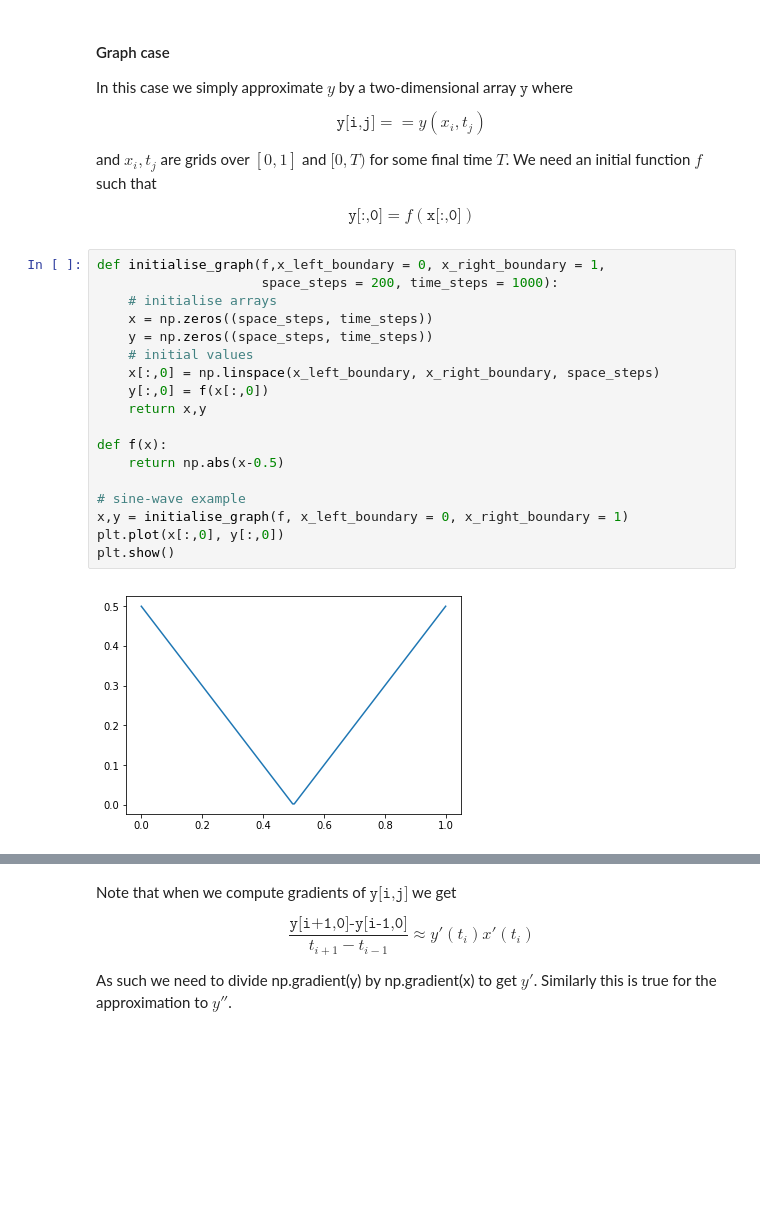
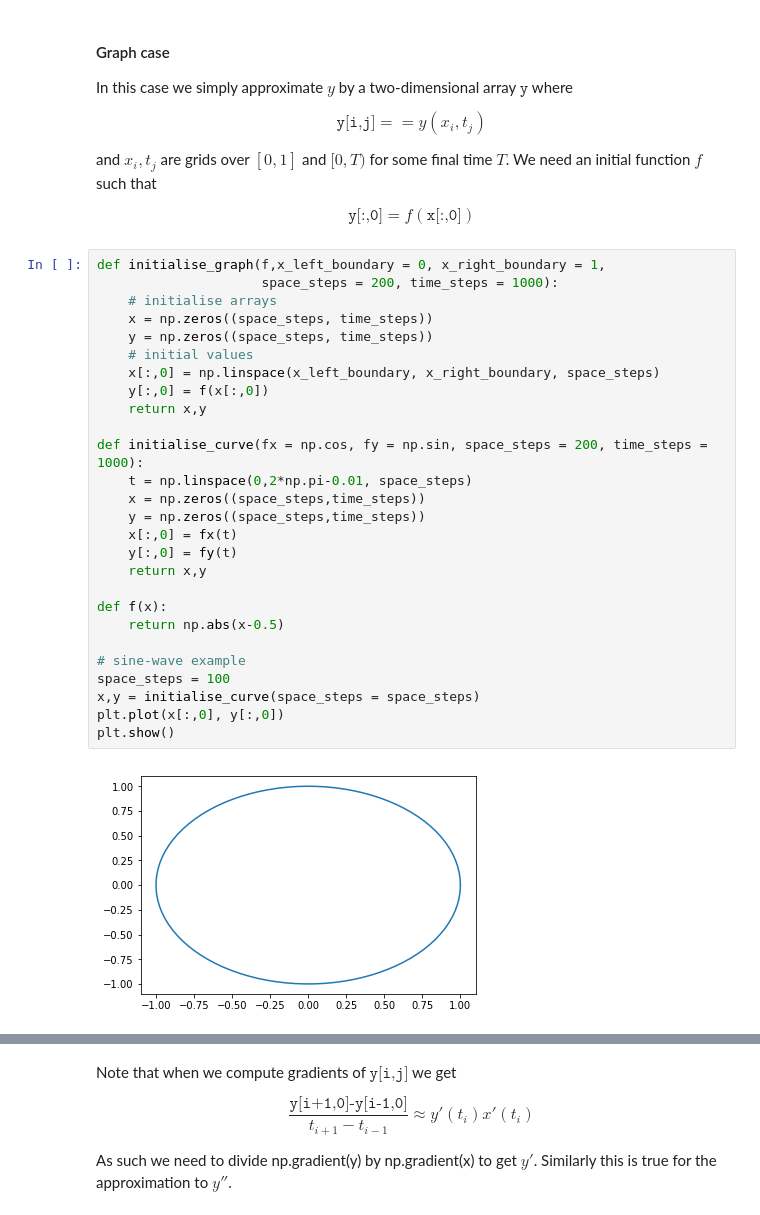
Before and after one commit to bwdGitHub/CurveShorteningFlow, a Jupyter notebook: Curve Shortening Flow.ipynb, the cells around one changed output, grey strips where cells are left out. Saved outputs shown, nothing was run; the diff lists cells and outputs as text; blank space fills up the shorter version.

Commit message:
Made a circle evolve. Again, step size is key, and np.gradient is no longer useful due to the periodic paramterisation

```diff
--- a/Curve Shortening Flow.ipynb
+++ b/Curve Shortening Flow.ipynb
@@ -49,20 +49,29 @@ $$ \texttt{y[:,0]} = f(\texttt{x[:,0]})$$
 # %%
 def initialise_graph(f,x_left_boundary = 0, x_right_boundary = 1,
                      space_steps = 200, time_steps = 1000):
     # initialise arrays
     x = np.zeros((space_steps, time_steps))
     y = np.zeros((space_steps, time_steps))
     # initial values
     x[:,0] = np.linspace(x_left_boundary, x_right_boundary, space_steps)
     y[:,0] = f(x[:,0])
     return x,y
 
+def initialise_curve(fx = np.cos, fy = np.sin, space_steps = 200, time_steps = 1000):
+    t = np.linspace(0,2*np.pi-0.01, space_steps)
+    x = np.zeros((space_steps,time_steps))
+    y = np.zeros((space_steps,time_steps))
+    x[:,0] = fx(t)
+    y[:,0] = fy(t)
+    return x,y
+
 def f(x):
     return np.abs(x-0.5)
 
 # sine-wave example
-x,y = initialise_graph(f, x_left_boundary = 0, x_right_boundary = 1)
+space_steps = 100
+x,y = initialise_curve(space_steps = space_steps)
 plt.plot(x[:,0], y[:,0])
 plt.show()
 # %% [output]
-[figure, old version]
+[figure, new version]
```
Also changed, not shown: parts of 6 cells of this notebook.
